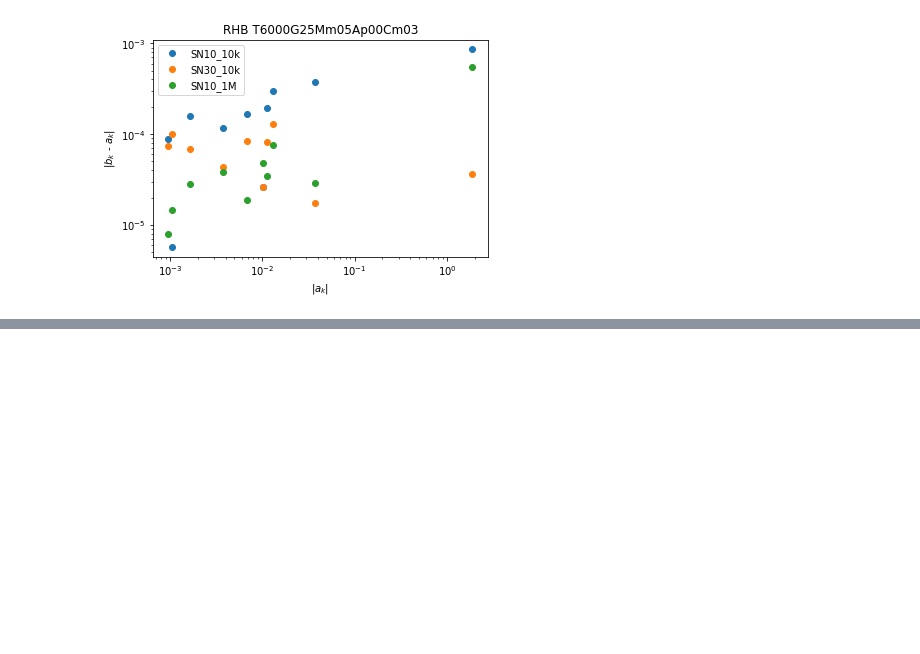
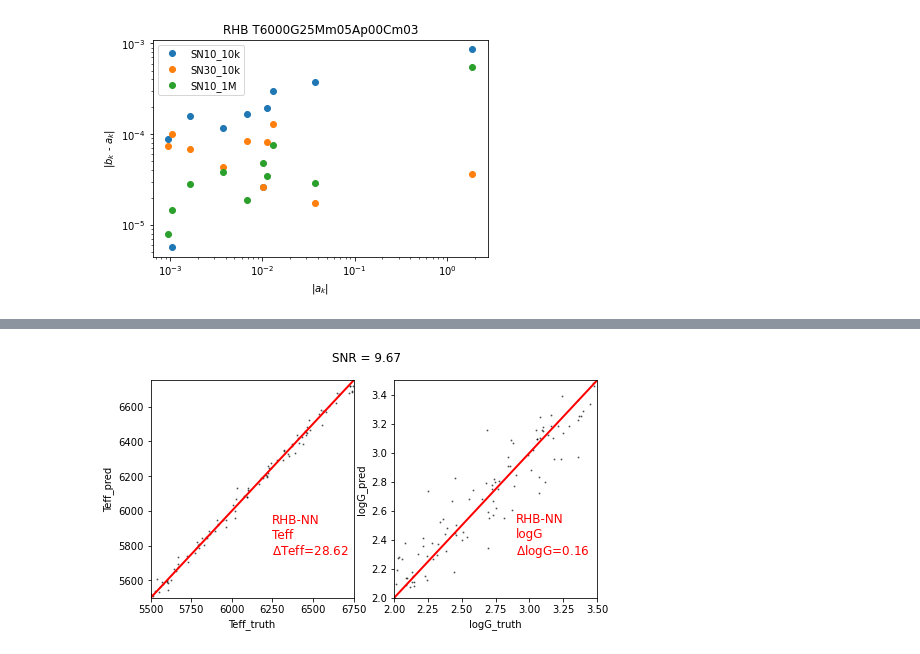
Before and after one commit to ViskaWei/PIML_v0, a Jupyter notebook: nb/RHB.ipynb, the cells around one changed output, grey strips where cells are left out. Saved outputs shown, nothing was run; the diff lists cells and outputs as text; code cells hidden in the pictures; blank space fills up the shorter version.

```diff
--- a/nb/RHB.ipynb
+++ b/nb/RHB.ipynb
@@ -141,0 +182,4 @@ b.plot_exp_bias(ak, diffs, labels=["SN10_10k","SN30_10k","SN10_1M"])
+# %%
+NL=100
+bk_fns_10k, bks_10k = b.get_bk_fns(NL, pmts = train_pmts, out_bks=1)
+bk_fns_1k, bks_1k = b.get_bk_fns(NL, pmts = test_pmts, out_bks=1)
@@ -141,0 +198,4 @@ b.plot_exp_bias(ak, diffs, labels=["SN10_10k","SN30_10k","SN10_1M"])
+# %%
+d.init_eval(NL, b.estimate_snr, b.get_bks_N_obs_from_pmt)
+# %% [output]
+[figure, added]
```
Also changed, not shown: parts of 20 cells of this notebook, 13 other files.
